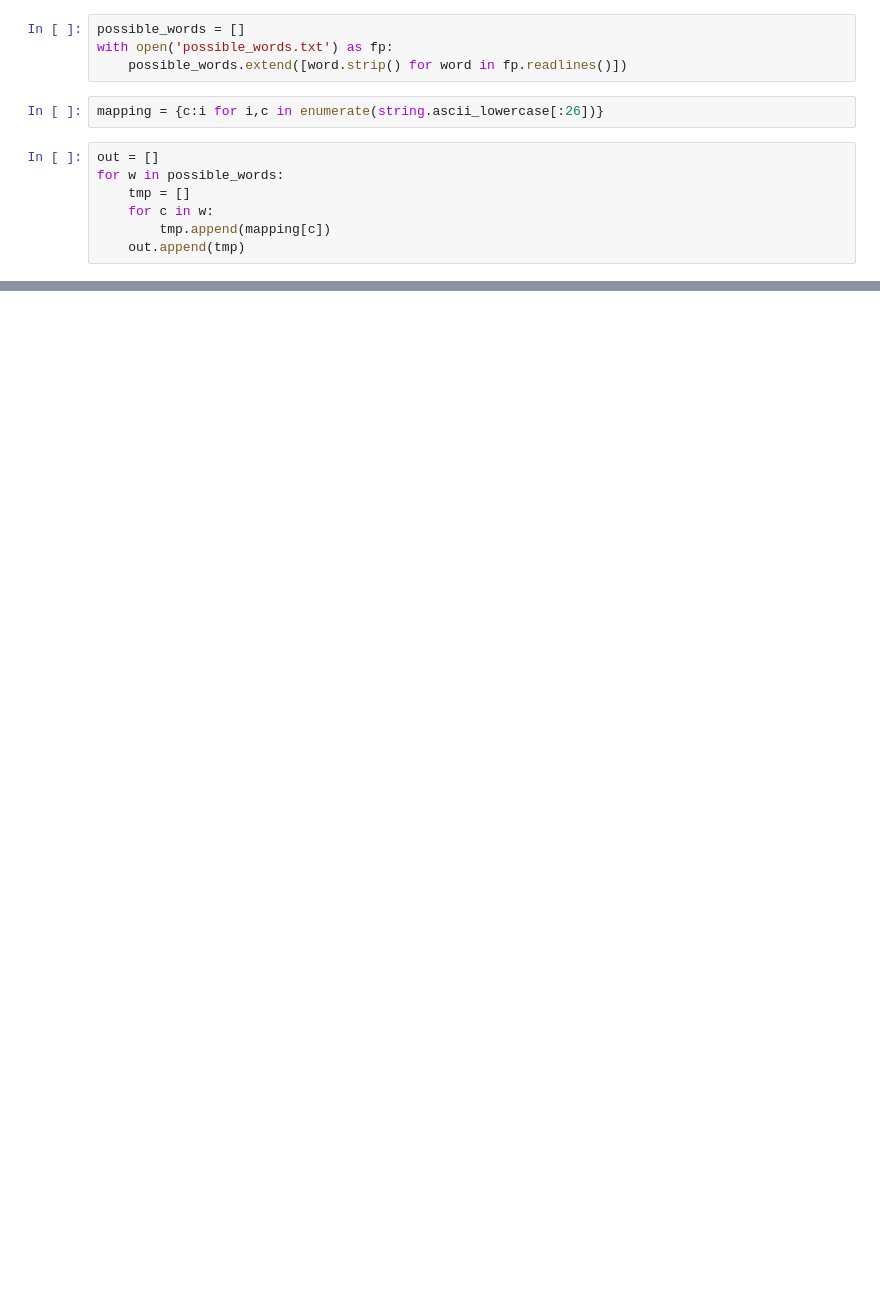
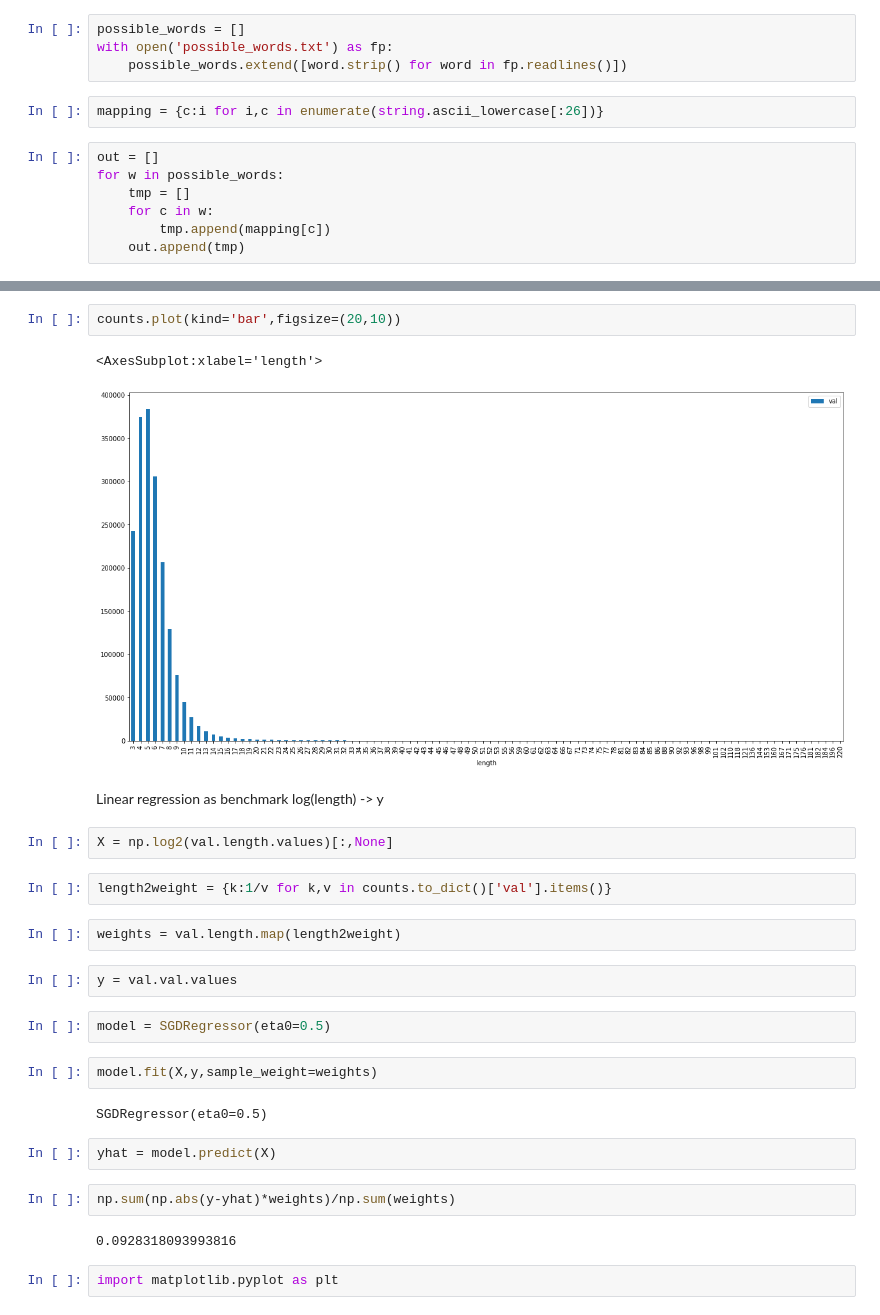
Before and after one commit to zhenlan0426/wordle, a Jupyter notebook: prepare_data_RL.ipynb, the cells around one changed output, grey strips where cells are left out. Cells and saved outputs as stored; diff of their text form; blank space fills up the shorter version.

```diff
--- a/prepare_data_RL.ipynb
+++ b/prepare_data_RL.ipynb
@@ -35,0 +68,29 @@ tensor([[ 0,  1,  0,  2, 10],
+# %%
+counts.plot(kind='bar',figsize=(20,10))
+# %% [output]
+<AxesSubplot:xlabel='length'>
+[figure, added]
+# %% [markdown]
+Linear regression as benchmark log(length) -> y
+# %%
+X = np.log2(val.length.values)[:,None]
+# %%
+length2weight = {k:1/v for k,v in counts.to_dict()['val'].items()}
+# %%
+weights = val.length.map(length2weight)
+# %%
+y = val.val.values
+# %%
+model = SGDRegressor(eta0=0.5)
+# %%
+model.fit(X,y,sample_weight=weights)
+# %% [output]
+SGDRegressor(eta0=0.5)
+# %%
+yhat = model.predict(X)
+# %%
+np.sum(np.abs(y-yhat)*weights)/np.sum(weights)
+# %% [output]
+0.0928318093993816
+# %%
+import matplotlib.pyplot as plt
```
Also changed, not shown: parts of 46 cells of this notebook.
